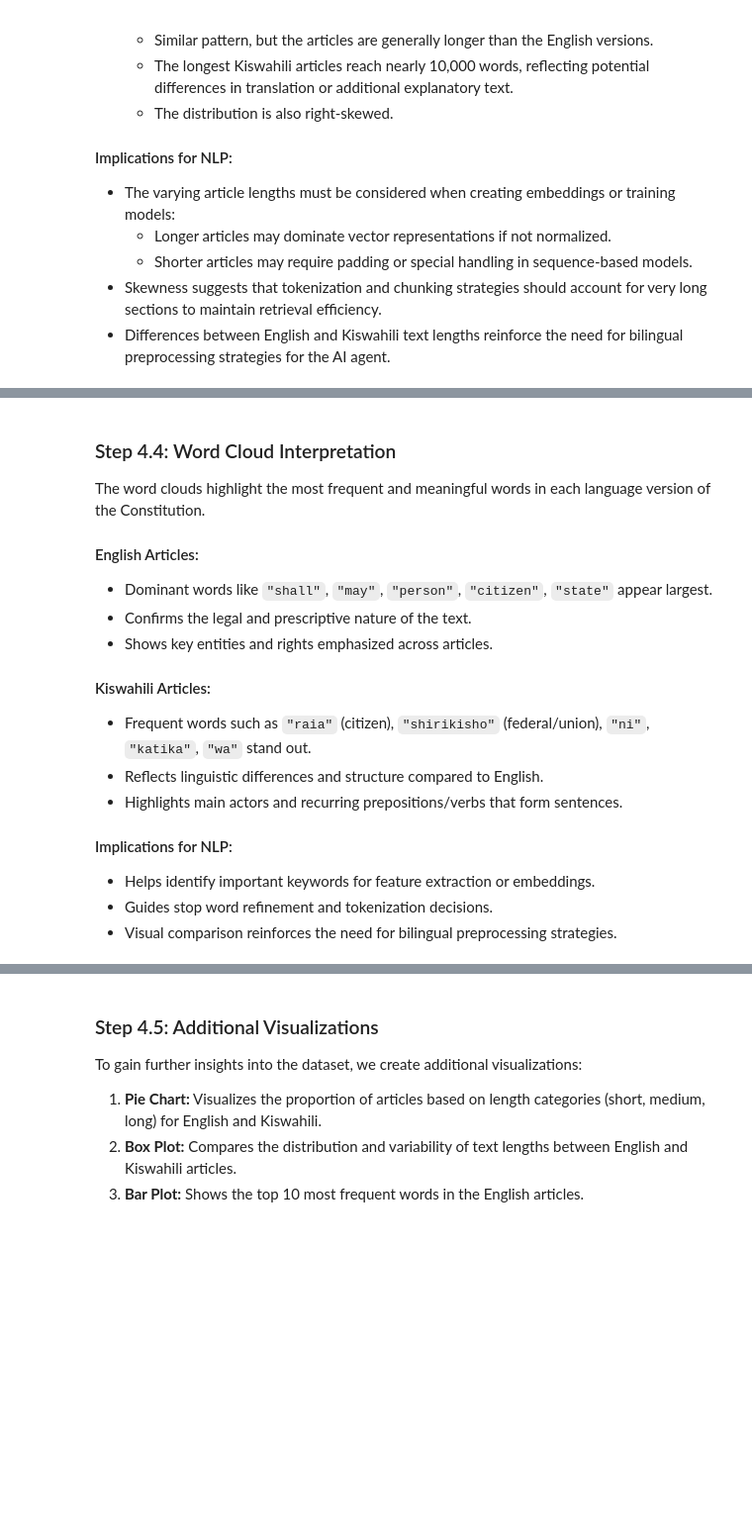
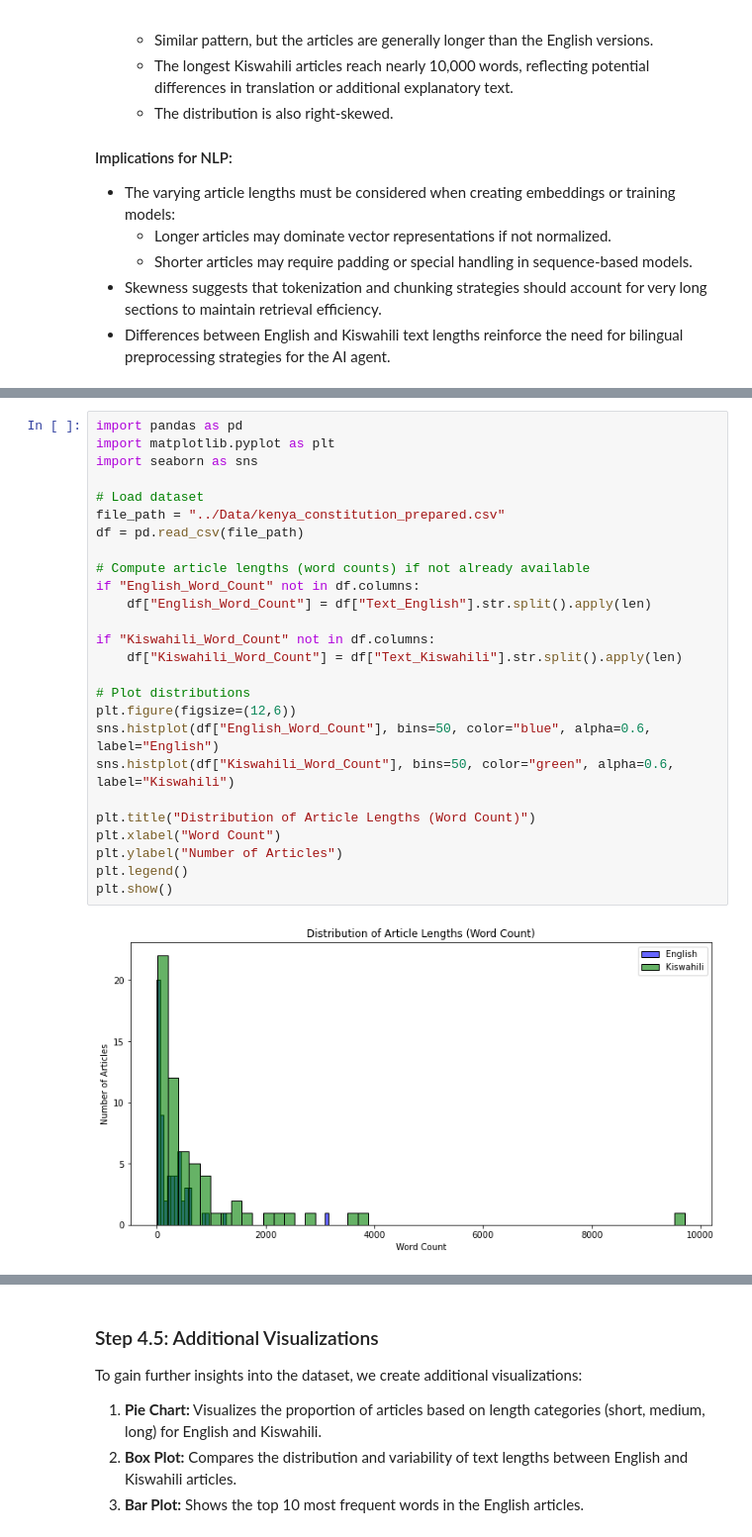
Before and after one commit to OndiekiFrank/kenya-constitution-ai-agent, a Jupyter notebook: Notebooks/kenya_constitution_ai_agent.ipynb, the cells around one changed output, grey strips where cells are left out. Shown at 99% size. Drawn from its saved outputs; the diff is of its cells as text; blank space fills up the shorter version.

```diff
--- a/Notebooks/kenya_constitution_ai_agent.ipynb
+++ b/Notebooks/kenya_constitution_ai_agent.ipynb
@@ -590,19 +549,28 @@ ImportError: cannot import name 'DeferredError' from 'PIL._util' (/home/frank/an
-# %% [markdown]
-### Step 4.4: Word Cloud Interpretation
-
-The word clouds highlight the most frequent and meaningful words in each language version of the Constitution.
-
-#### English Articles:
-- Dominant words like `"shall"`, `"may"`, `"person"`, `"citizen"`, `"state"` appear largest.
-- Confirms the legal and prescriptive nature of the text.
-- Shows key entities and rights emphasized across articles.
-
-#### Kiswahili Articles:
-- Frequent words such as `"raia"` (citizen), `"shirikisho"` (federal/union), `"ni"`, `"katika"`, `"wa"` stand out.
-- Reflects linguistic differences and structure compared to English.
-- Highlights main actors and recurring prepositions/verbs that form sentences.
-
-#### Implications for NLP:
-- Helps identify important keywords for feature extraction or embeddings.
-- Guides stop word refinement and tokenization decisions.
-- Visual comparison reinforces the need for bilingual preprocessing strategies.
+# %%
+import pandas as pd
+import matplotlib.pyplot as plt
+import seaborn as sns
+
+# Load dataset
+file_path = "../Data/kenya_constitution_prepared.csv"
+df = pd.read_csv(file_path)
+
+# Compute article lengths (word counts) if not already available
+if "English_Word_Count" not in df.columns:
+    df["English_Word_Count"] = df["Text_English"].str.split().apply(len)
+
+if "Kiswahili_Word_Count" not in df.columns:
+    df["Kiswahili_Word_Count"] = df["Text_Kiswahili"].str.split().apply(len)
+
+# Plot distributions
+plt.figure(figsize=(12,6))
+sns.histplot(df["English_Word_Count"], bins=50, color="blue", alpha=0.6, label="English")
+sns.histplot(df["Kiswahili_Word_Count"], bins=50, color="green", alpha=0.6, label="Kiswahili")
+
+plt.title("Distribution of Article Lengths (Word Count)")
+plt.xlabel("Word Count")
+plt.ylabel("Number of Articles")
+plt.legend()
+plt.show()
+# %% [output]
+[figure, added]
```
Also changed, not shown: parts of 17 cells of this notebook.
